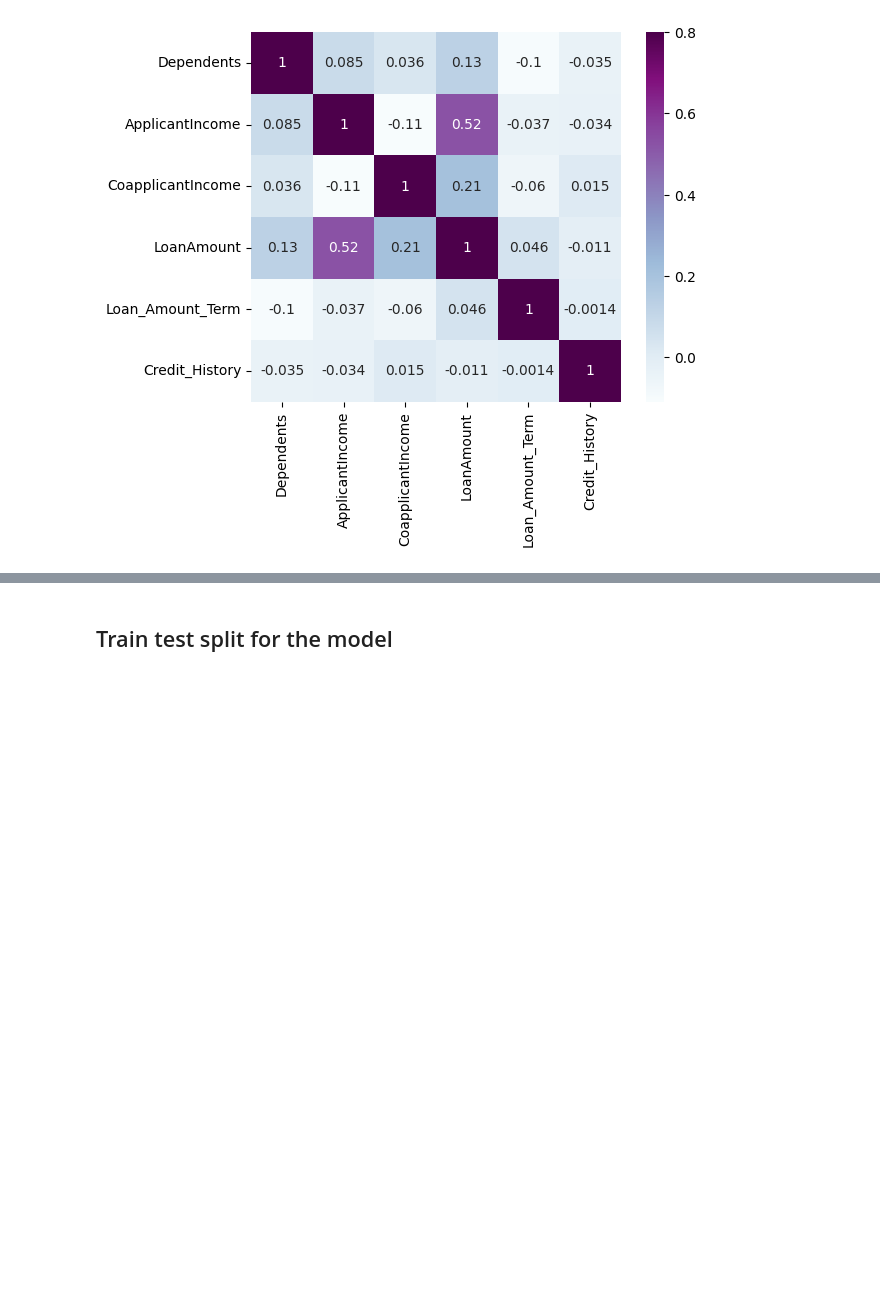
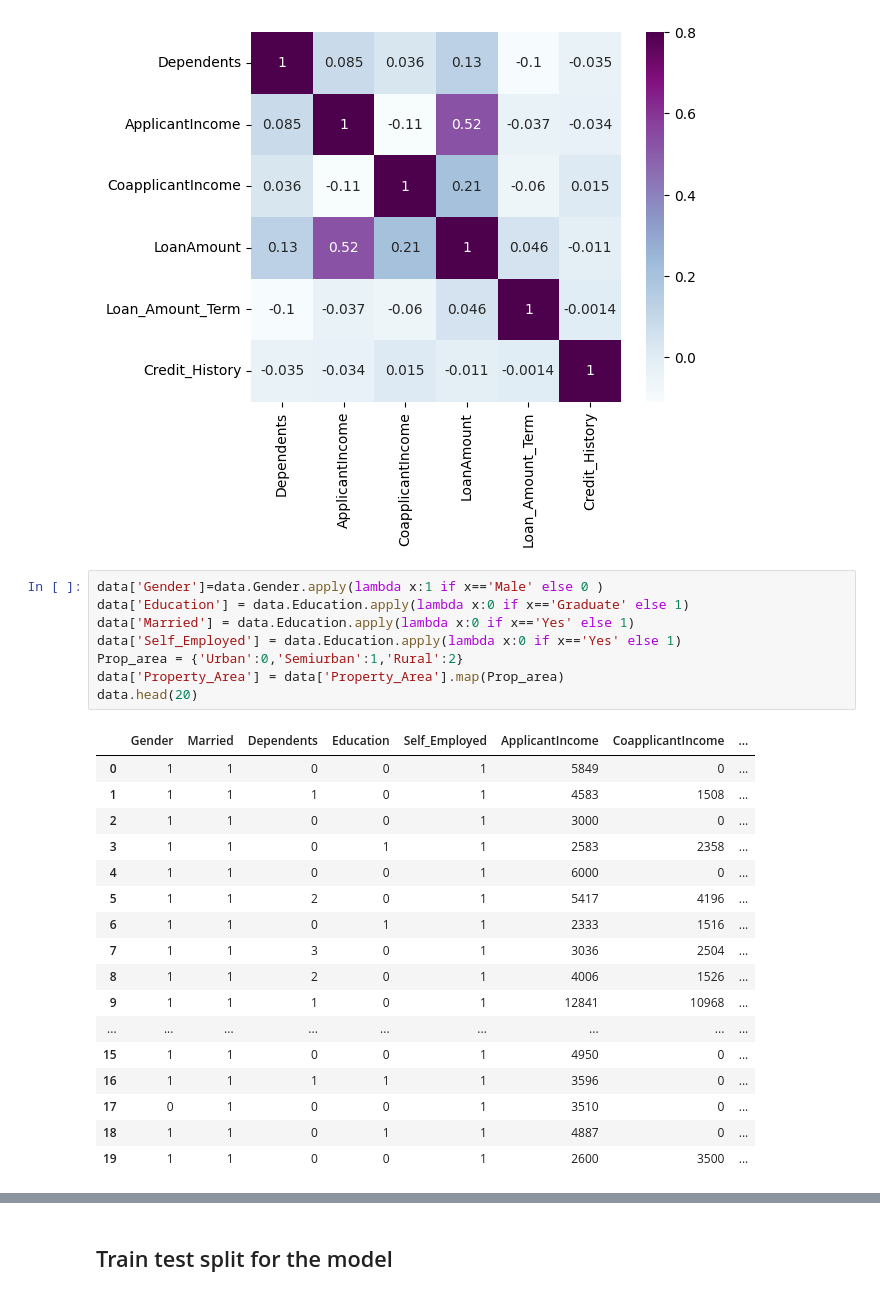
Before and after one commit to pravincoder/Tensorflow_models, a Jupyter notebook: Loan_Approval_Prediction_Model.ipynb, the cells around one changed output, grey strips where cells are left out. Drawn from its saved outputs; the diff is of its cells as text; blank space fills up the shorter version.

```diff
--- a/Loan_Approval_Prediction_Model.ipynb
+++ b/Loan_Approval_Prediction_Model.ipynb
@@ -225,4 +257,30 @@ sns.heatmap(matrix,vmax=0.8,cmap='BuPu',square=True,annot=True)
 # %% [output]
 <Axes: >
 [figure]
+# %%
+data['Gender']=data.Gender.apply(lambda x:1 if x=='Male' else 0 )
+data['Education'] = data.Education.apply(lambda x:0 if x=='Graduate' else 1)
+data['Married'] = data.Education.apply(lambda x:0 if x=='Yes' else 1)
+data['Self_Employed'] = data.Education.apply(lambda x:0 if x=='Yes' else 1)
+Prop_area = {'Urban':0,'Semiurban':1,'Rural':2}
+data['Property_Area'] = data['Property_Area'].map(Prop_area)
+data.head(20)
+# %% [output]
+|  | Gender | Married | Dependents | Education | Self_Employed | ApplicantIncome | CoapplicantIncome | ... |
+| 0 | 1 | 1 | 0 | 0 | 1 | 5849 | 0 | ... |
+| 1 | 1 | 1 | 1 | 0 | 1 | 4583 | 1508 | ... |
+| 2 | 1 | 1 | 0 | 0 | 1 | 3000 | 0 | ... |
+| 3 | 1 | 1 | 0 | 1 | 1 | 2583 | 2358 | ... |
+| 4 | 1 | 1 | 0 | 0 | 1 | 6000 | 0 | ... |
+| 5 | 1 | 1 | 2 | 0 | 1 | 5417 | 4196 | ... |
+| 6 | 1 | 1 | 0 | 1 | 1 | 2333 | 1516 | ... |
+| 7 | 1 | 1 | 3 | 0 | 1 | 3036 | 2504 | ... |
+| 8 | 1 | 1 | 2 | 0 | 1 | 4006 | 1526 | ... |
+| 9 | 1 | 1 | 1 | 0 | 1 | 12841 | 10968 | ... |
+| ... | ... | ... | ... | ... | ... | ... | ... | ... |
+| 15 | 1 | 1 | 0 | 0 | 1 | 4950 | 0 | ... |
+| 16 | 1 | 1 | 1 | 1 | 1 | 3596 | 0 | ... |
+| 17 | 0 | 1 | 0 | 0 | 1 | 3510 | 0 | ... |
+| 18 | 1 | 1 | 0 | 1 | 1 | 4887 | 0 | ... |
+| 19 | 1 | 1 | 0 | 0 | 1 | 2600 | 3500 | ... |
 # %%
```
Also changed, not shown: parts of 43 cells of this notebook.
